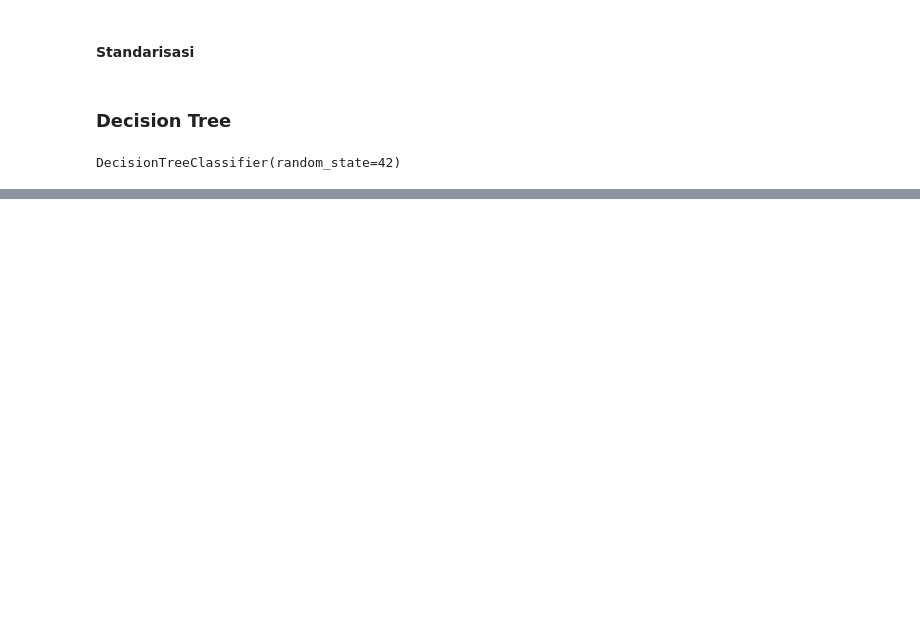
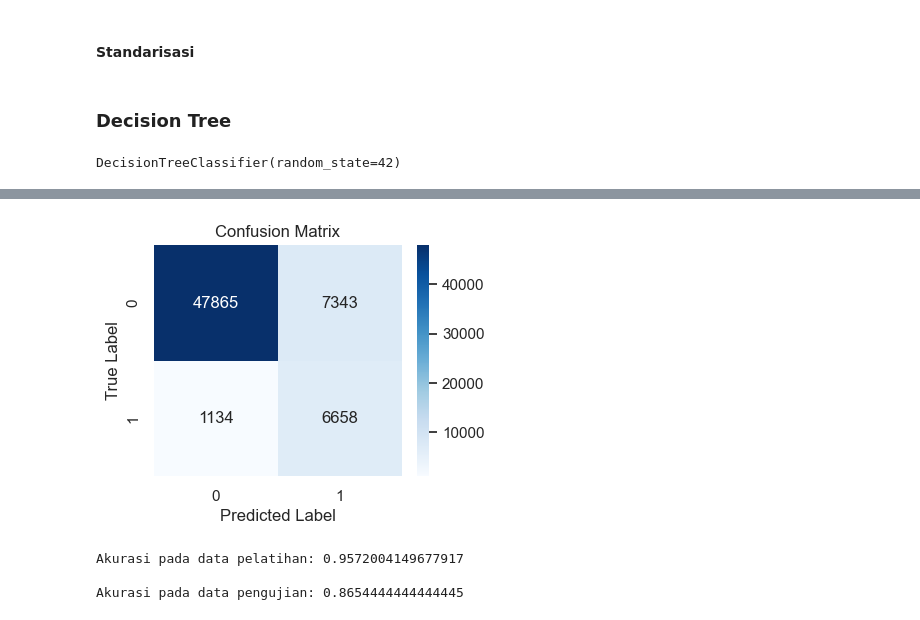
Before and after one commit to M-Fatoni/Loan-Prediction-Based-on-Customer-Behavior, a Jupyter notebook: Loan_Prediction.ipynb, the cells around one changed output, grey strips where cells are left out. Saved outputs shown, nothing was run; the diff lists cells and outputs as text; code cells hidden in the pictures; blank space fills up the shorter version.

```diff
--- a/Loan_Prediction.ipynb
+++ b/Loan_Prediction.ipynb
@@ -1017,4 +1017,4 @@ max          1.0
 # %% [markdown]
 ## <font color = 'green'> Pemodelan ML </font>
 # %%
-X_train, X_test, y_train, y_test = train_test_split(X, y, test_size=0.3, random_state=42)
+X_train, X_test, y_train, y_test = train_test_split(X, y, test_size=0.25, random_state=42)
@@ -1152,0 +1080,2 @@ Akurasi pada data pengujian: 0.8849470899470899
+# %%
+random_search.fit(X_train_resampled, y_train_resampled)
@@ -1152,0 +1107,4 @@ Akurasi pada data pengujian: 0.8849470899470899
+# %%
+best_params = {'splitter': 'best', 'min_samples_split': 2, 'min_samples_leaf': 1,
+               'max_features': 'log2', 'max_depth': 30, 'criterion': 'entropy'}
+dt_classifier = DecisionTreeClassifier(**best_params)
@@ -1152,0 +1113,2 @@ Akurasi pada data pengujian: 0.8849470899470899
+# %%
+dt_classifier.fit(X_train_resampled, y_train_resampled)
@@ -1152,0 +1152,19 @@ Akurasi pada data pengujian: 0.8849470899470899
+# %%
+y_pred = dt_classifier.predict(X_test)
+conf_matrix = confusion_matrix(y_test, y_pred)
+
+plt.figure(figsize=(4, 3))
+sns.heatmap(conf_matrix, annot=True, fmt='d', cmap='Blues')
+plt.title('Confusion Matrix')
+plt.xlabel('Predicted Label')
+plt.ylabel('True Label')
+plt.show()
+# %% [output]
+[figure, added]
+# %%
+print("Akurasi pada data pelatihan:", train_accuracy)
+print("\nAkurasi pada data pengujian:", test_accuracy)
+# %% [output]
+Akurasi pada data pelatihan: 0.9572004149677917
+
+Akurasi pada data pengujian: 0.8654444444444445
```
Also changed, not shown: parts of 48 cells of this notebook.
